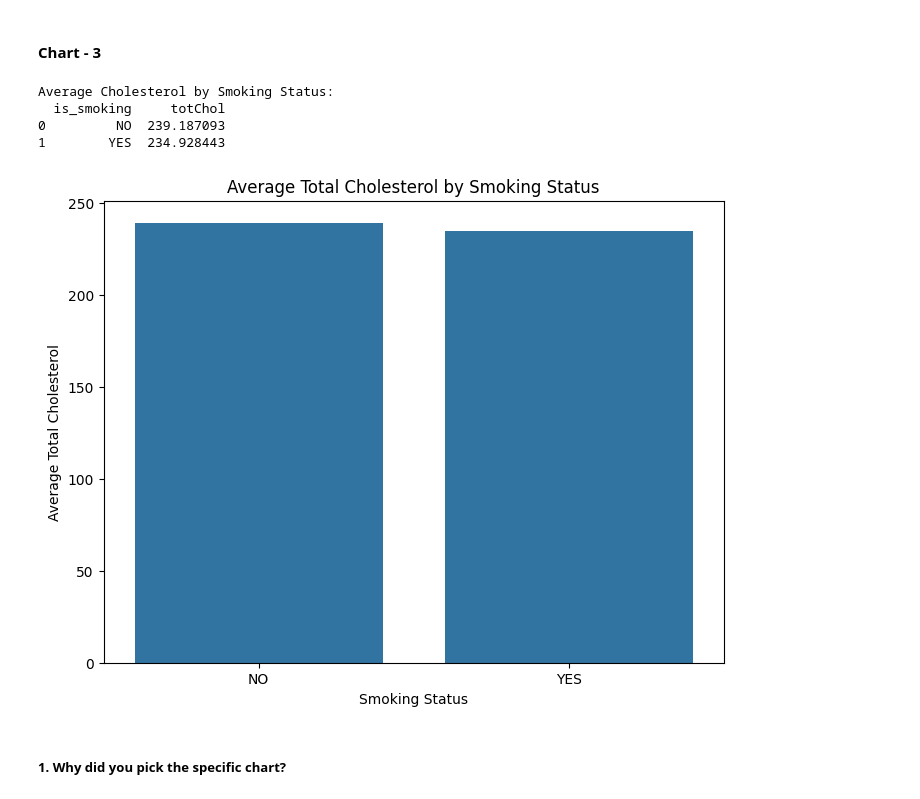
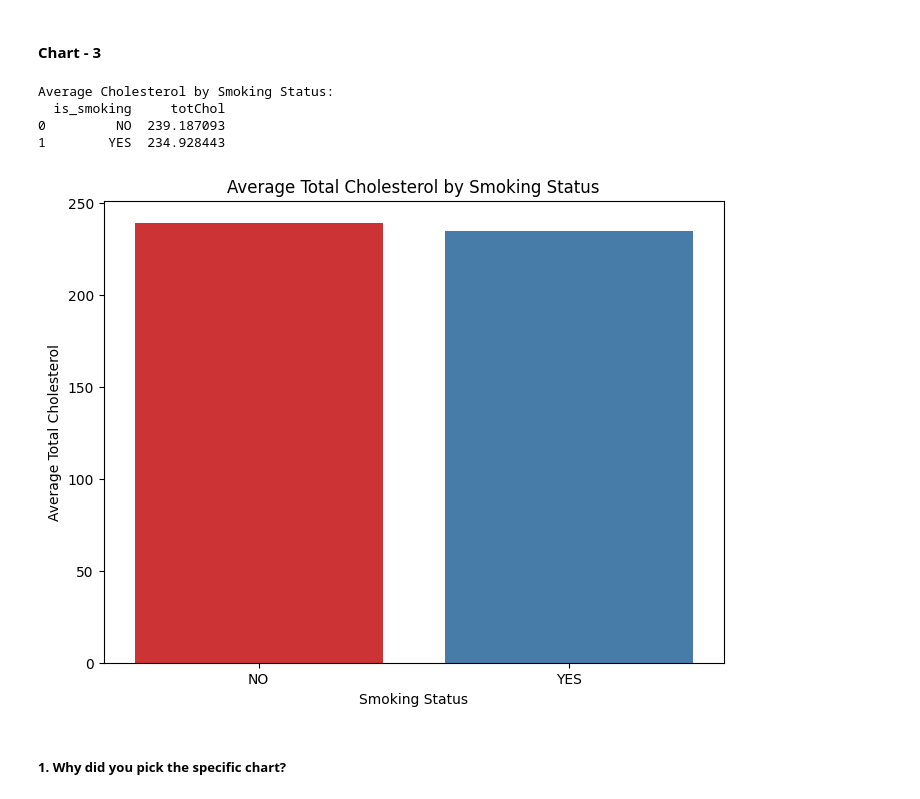
Before and after one commit to akshat-diwan/Classification_Project, a Jupyter notebook: Cardiovascular_Risk_Prediction.ipynb, the cells around one changed output. Cells and saved outputs as stored; diff of their text form; code cells hidden in the pictures.

```diff
--- a/Cardiovascular_Risk_Prediction.ipynb
+++ b/Cardiovascular_Risk_Prediction.ipynb
@@ -377,23 +363,23 @@ Identifying that smoking is associated with higher average blood pressure is a c
 # %%
 # avg cholestrol with smoking yes and no
 
 cholesterol_smoking = df.groupby('is_smoking')['totChol'].mean().reset_index()
 print("Average Cholesterol by Smoking Status:")
 print(cholesterol_smoking)
 
 # Chart visualization code
 plt.figure(figsize=(8, 6))
-sns.barplot(x='is_smoking', y='totChol', data=cholesterol_smoking)
+sns.barplot(x='is_smoking', y='totChol', data=cholesterol_smoking, palette = 'Set1')
 plt.title('Average Total Cholesterol by Smoking Status')
 plt.xlabel('Smoking Status')
 plt.ylabel('Average Total Cholesterol')
 plt.show()
 # %% [output]
 Average Cholesterol by Smoking Status:
   is_smoking     totChol
 0         NO  239.187093
 1        YES  234.928443
-[figure, old version]
+[figure, new version]
 # %% [markdown]
 ##### 1. Why did you pick the specific chart?
 # %% [markdown]
```
Also changed, not shown: parts of 76 cells of this notebook.
